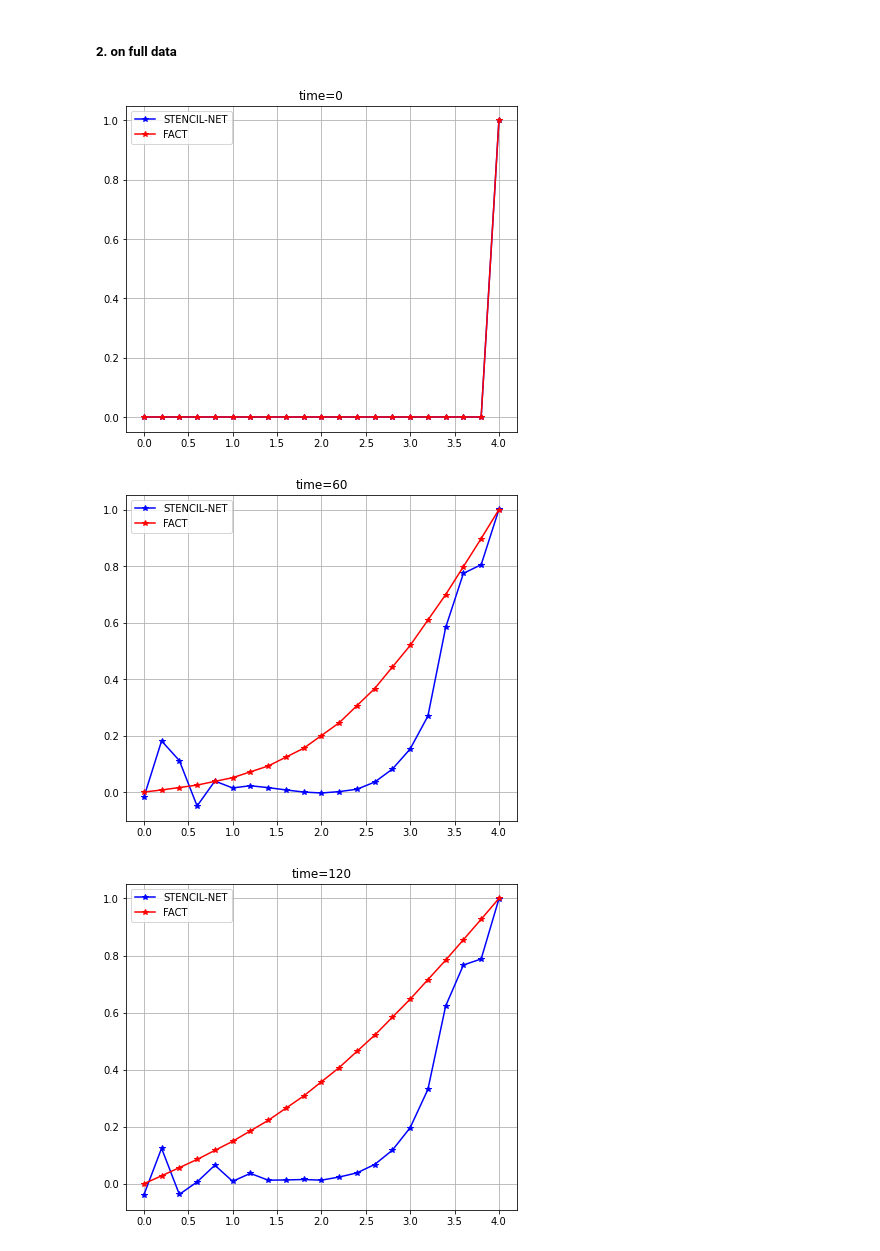
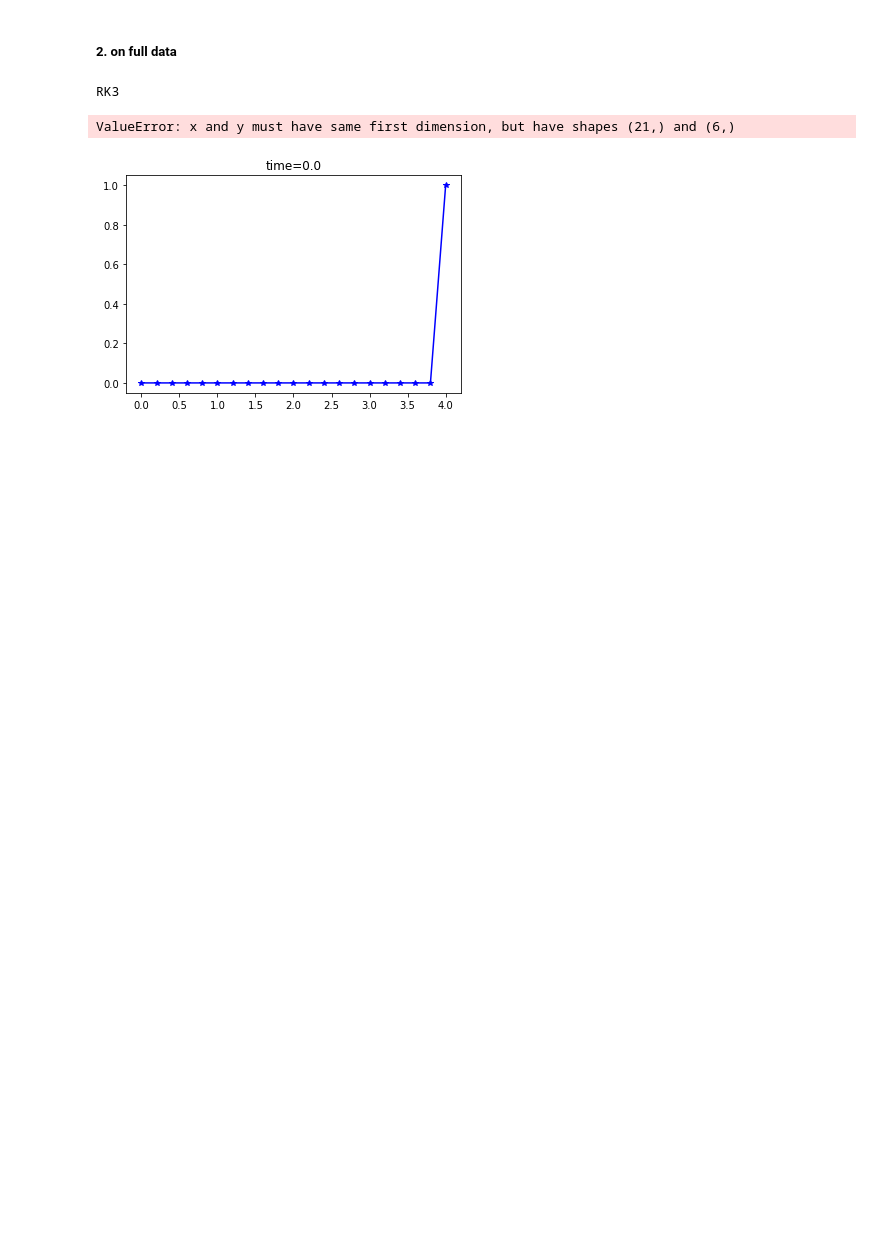
Before and after one commit to ArturTukhbatullin/GIT_stencil-net, a Jupyter notebook: 2_Thermal_conductivity/2_4_Thermal_FINAL_RESULTS.ipynb, the cells around one changed output. Drawn from its saved outputs; the diff is of its cells as text; code cells hidden in the pictures; blank space fills up the shorter version.

```diff
--- a/2_Thermal_conductivity/2_4_Thermal_FINAL_RESULTS.ipynb
+++ b/2_Thermal_conductivity/2_4_Thermal_FINAL_RESULTS.ipynb
@@ -77,24 +42,25 @@ MLPConv(
 generate_flg=True # True - генерация, False - чтение уже сгенерированных
 # generate_flg=False
 
-n=21 #число узлов
-L=1 # длина расчт области
-T=0.3 #конечное время (было 0.3 на трейне)
-kurant=0.5
+# n=21 #число узлов
+# L=1 # длина расчт области
+# T=0.3 #конечное время (было 0.3 на трейне)
+# # T=1.0
+# kurant=0.5
 
-h=L/(n-1)
-b=(n-1)*0.1*L #width % of L (длина участка с v=1, составляет 10% от расчт области)
-# IC
-v=[0 for i in range(0,n)]
-# v=[np.sin(6.6*np.pi*i/n) for i in range(0,n)] #sin(6.6x)
-# BC
-v[0]=0
-v[-1]=1
+# h=L/(n-1)
+# b=(n-1)*0.1*L #width % of L (длина участка с v=1, составляет 10% от расчт области)
+# # IC
+# v=[0 for i in range(0,n)]
+# # v=[np.sin(6.6*np.pi*i/n) for i in range(0,n)] #sin(6.6x)
+# # BC
+# v[0]=0
+# v[-1]=1
 
-plt.plot(v,'-*')
-plt.grid()
+# plt.plot(v,'-*')
+# plt.grid()
 
-CUSTOM_TAU=kurant*h**2#0.009
-# CUSTOM_TAU=0.01
-data,x_lst,tau,time_lst=mtf.generate_data(generate_flg,v,T,L,0.5,h,n,CUSTOM_TAU=CUSTOM_TAU,save_flg=True)
-print(data.shape)
+# CUSTOM_TAU=kurant*h**2#0.009
+# # CUSTOM_TAU=0.01
+# data,x_lst,tau,time_lst=mtf.generate_data(generate_flg,v,T,L,0.5,h,n,CUSTOM_TAU=CUSTOM_TAU,save_flg=True)
+# print(data.shape)
@@ -114,7 +67,7 @@ plt.plot(data[:,-1],'-*')
 # %% [markdown]
 ### **read net**
 # %%
-path_model=fr'data/models/model_thermal_n=21_[9, 64, 4, 0.01, 2, False]_WDactRK3_seed_1.pth'
+path_model=fr"data/models/model_thermal_n=21_[5, 24, 3, 0.01, 2, False, 'E1', 0.2]_seed_1.pth"
 # %%
 net=torch.load(path_model)
 # %%
@@ -180,9 +135,10 @@ mf.view_results(T_sim,x_sim,NN_sim,v_coarse,n=10)
 ##### **2. on full data**
 # %%
 NN_sim,T_sim,x_sim=mf.make_simulation(net,data,L=4,Lxc=21,dtc=dtc)
+# %% [output]
+RK3
 # %%
-mf.view_results(T_sim,x_sim,NN_sim,data,n=5)
+mf.view_results(T_sim,x_sim,NN_sim,v_coarse,T,dtc,n=3)
 # %% [output]
+ValueError: x and y must have same first dimension, but have shapes (21,) and (6,)
-[figure, old version]
+[figure, new version]
-[figure, removed]
-[figure, removed]
```
Also changed, not shown: parts of 14 cells of this notebook, 3 other files.
